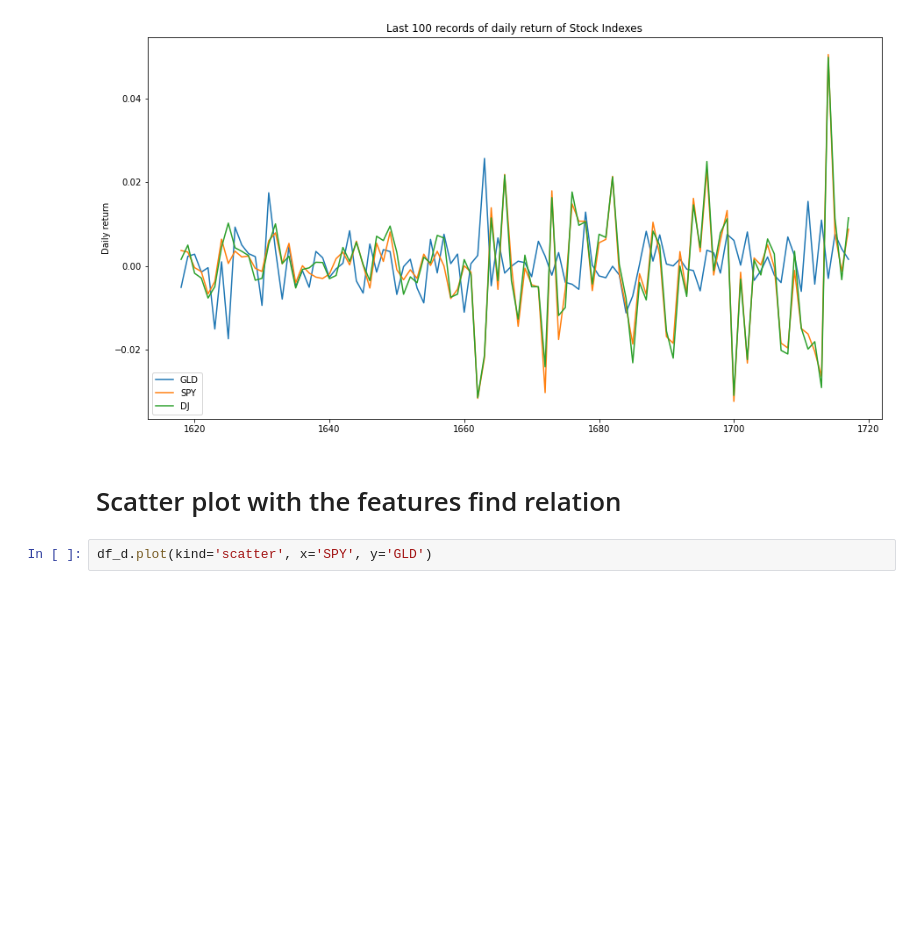
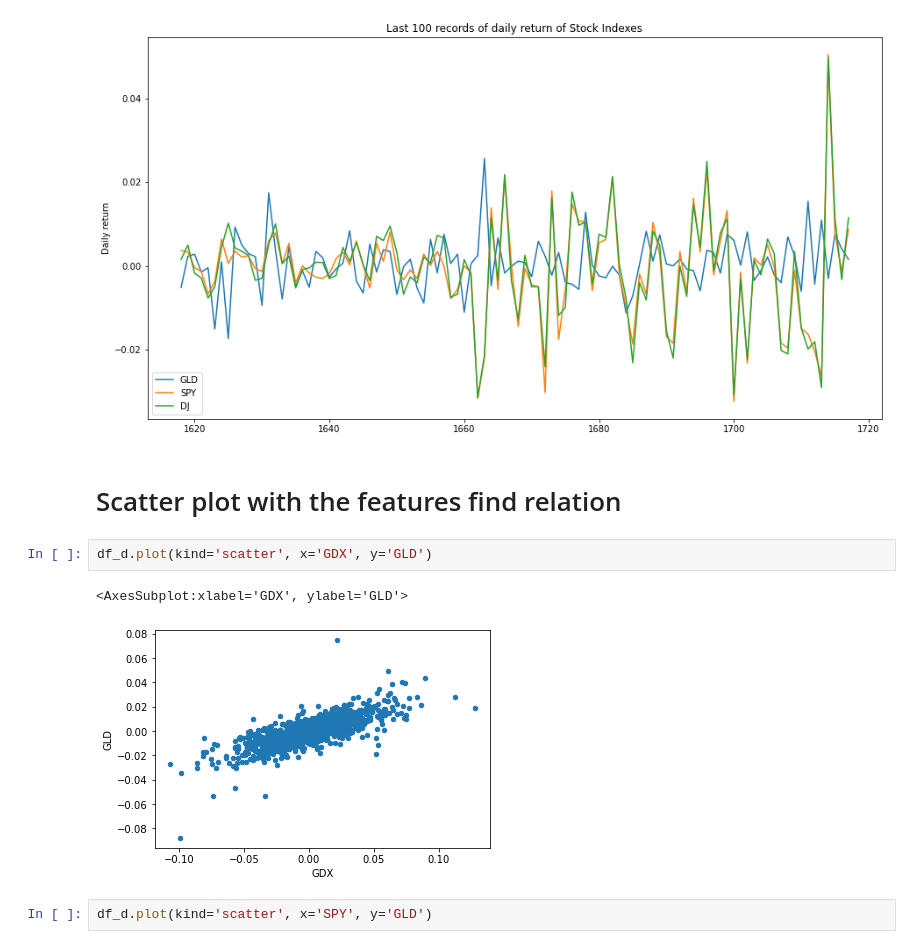
Before and after one commit to poojaayadav/machine-learning-project, a Jupyter notebook: machine learning project.ipynb, the cells around one changed output. Saved outputs shown, nothing was run; the diff lists cells and outputs as text; blank space fills up the shorter version.

```diff
--- a/machine learning project.ipynb
+++ b/machine learning project.ipynb
@@ -167,6 +189,11 @@ plt.show()
 [figure]
 # %% [markdown]
 # Scatter plot with the features find relation
+# %%
+df_d.plot(kind='scatter', x='GDX', y='GLD')
+# %% [output]
+<AxesSubplot:xlabel='GDX', ylabel='GLD'>
+[figure, added]
 # %%
 df_d.plot(kind='scatter', x='SPY', y='GLD')
 # %% [output]
```
Also changed, not shown: parts of 6 cells of this notebook.
